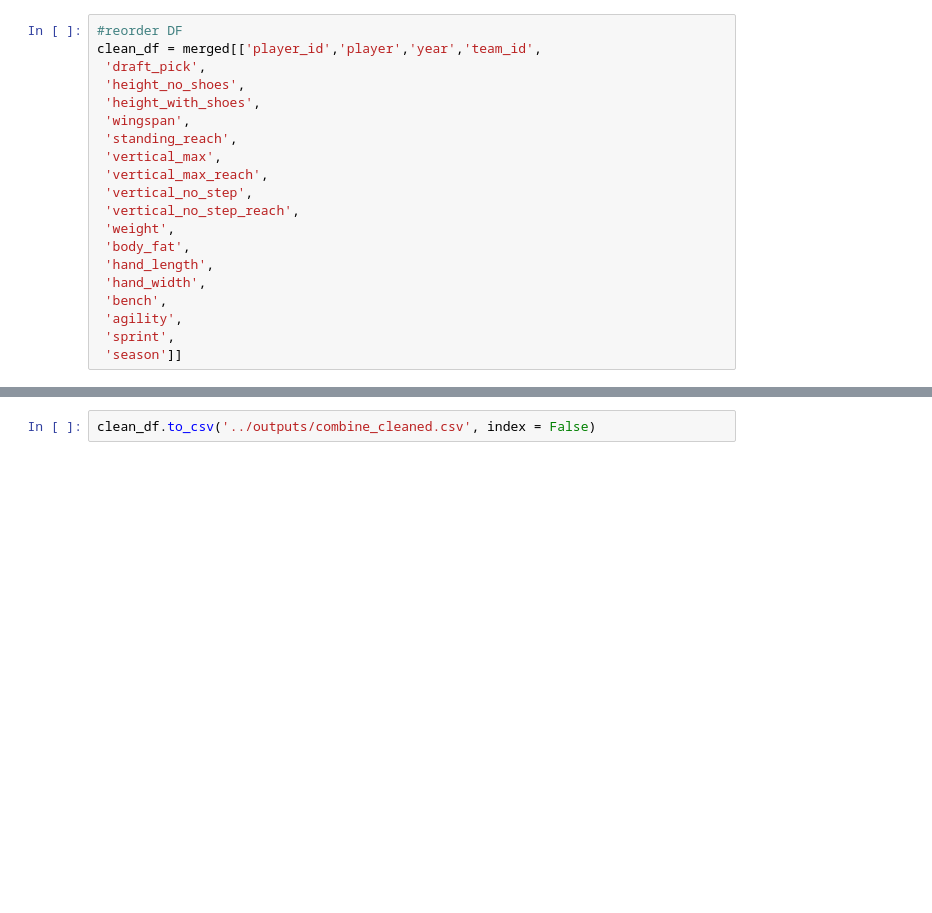
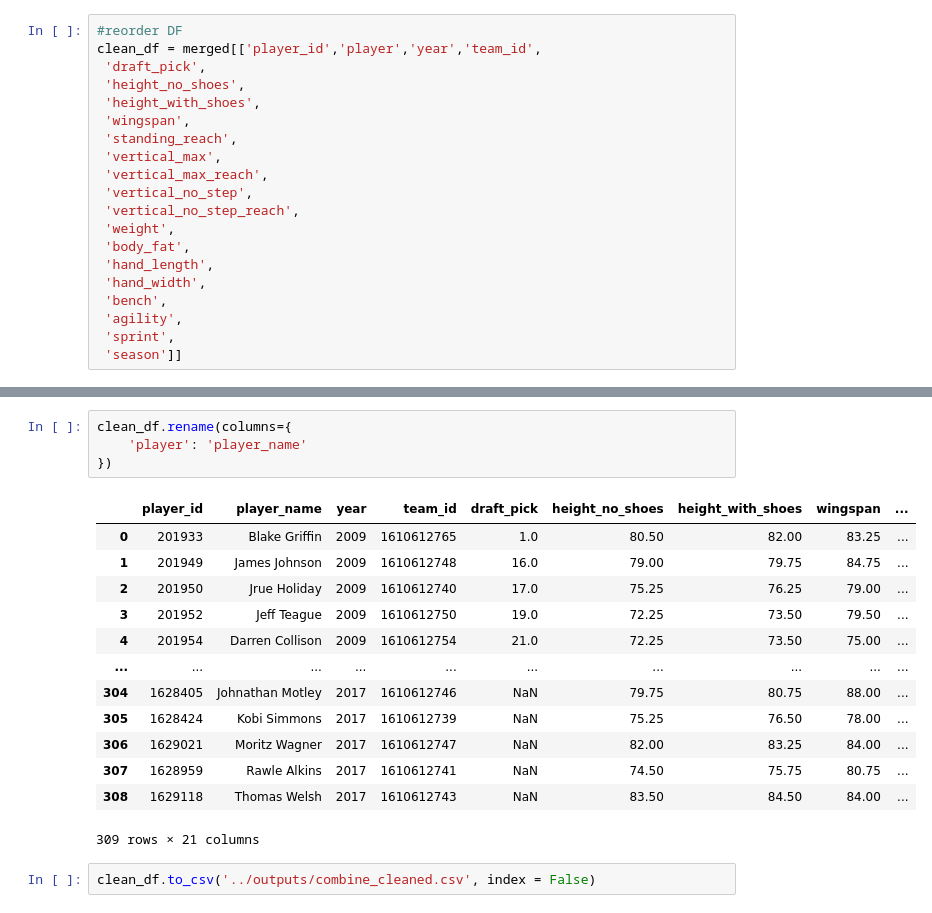
Before and after one commit to jeremykardash/project-2, a Jupyter notebook: code/combine_stats_clean.ipynb, the cells around one changed output, grey strips where cells are left out. Cells and saved outputs as stored; diff of their text form; blank space fills up the shorter version.

```diff
--- a/code/combine_stats_clean.ipynb
+++ b/code/combine_stats_clean.ipynb
@@ -112,2 +112,20 @@ clean_df
+# %%
+clean_df.rename(columns={
+    'player': 'player_name'
+})
+# %% [output]
+|  | player_id | player_name | year | team_id | draft_pick | height_no_shoes | height_with_shoes | wingspan | ... |
+| 0 | 201933 | Blake Griffin | 2009 | 1610612765 | 1.0 | 80.50 | 82.00 | 83.25 | ... |
+| 1 | 201949 | James Johnson | 2009 | 1610612748 | 16.0 | 79.00 | 79.75 | 84.75 | ... |
+| 2 | 201950 | Jrue Holiday | 2009 | 1610612740 | 17.0 | 75.25 | 76.25 | 79.00 | ... |
+| 3 | 201952 | Jeff Teague | 2009 | 1610612750 | 19.0 | 72.25 | 73.50 | 79.50 | ... |
+| 4 | 201954 | Darren Collison | 2009 | 1610612754 | 21.0 | 72.25 | 73.50 | 75.00 | ... |
+| ... | ... | ... | ... | ... | ... | ... | ... | ... | ... |
+| 304 | 1628405 | Johnathan Motley | 2017 | 1610612746 | NaN | 79.75 | 80.75 | 88.00 | ... |
+| 305 | 1628424 | Kobi Simmons | 2017 | 1610612739 | NaN | 75.25 | 76.50 | 78.00 | ... |
+| 306 | 1629021 | Moritz Wagner | 2017 | 1610612747 | NaN | 82.00 | 83.25 | 84.00 | ... |
+| 307 | 1628959 | Rawle Alkins | 2017 | 1610612741 | NaN | 74.50 | 75.75 | 80.75 | ... |
+| 308 | 1629118 | Thomas Welsh | 2017 | 1610612743 | NaN | 83.50 | 84.50 | 84.00 | ... |
+309 rows × 21 columns
 # %%
 clean_df.to_csv('../outputs/combine_cleaned.csv', index = False)
```
Also changed, not shown: parts of 3 cells of this notebook, 5 other files.
